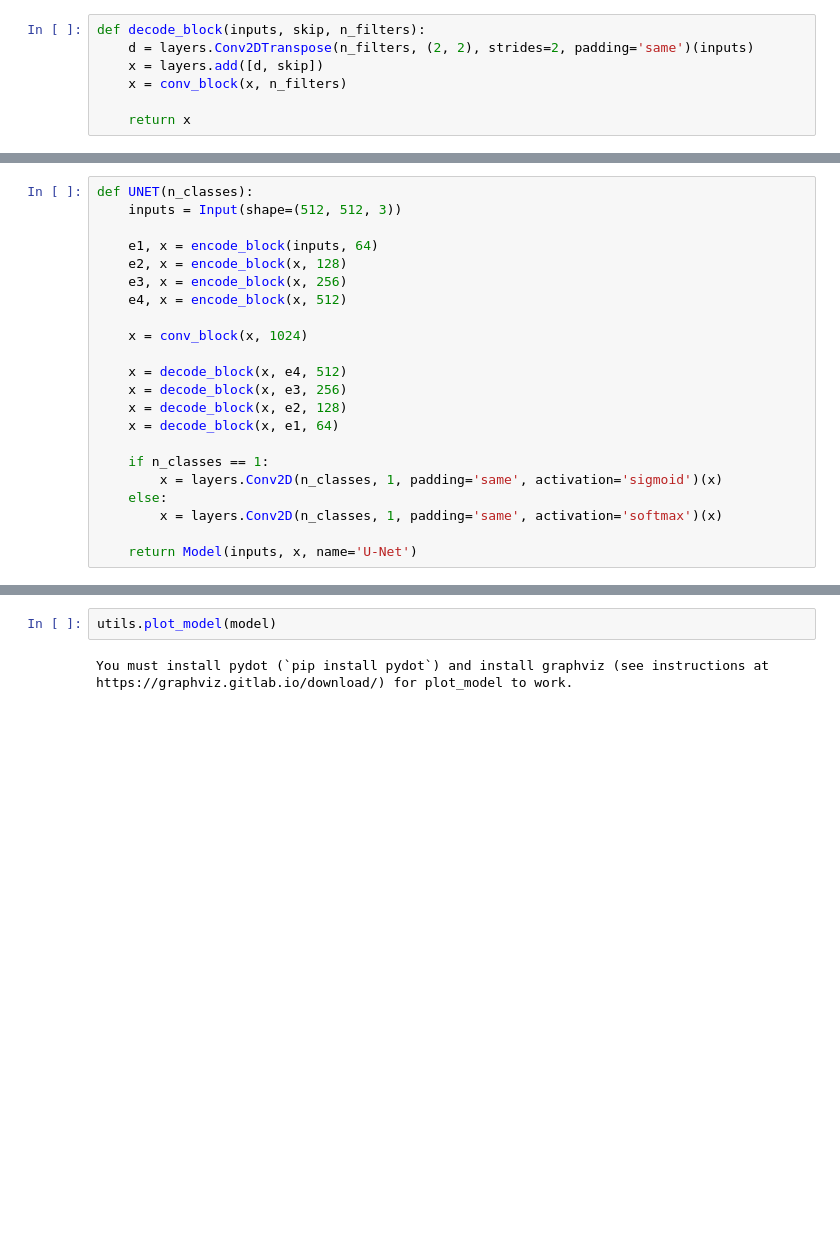
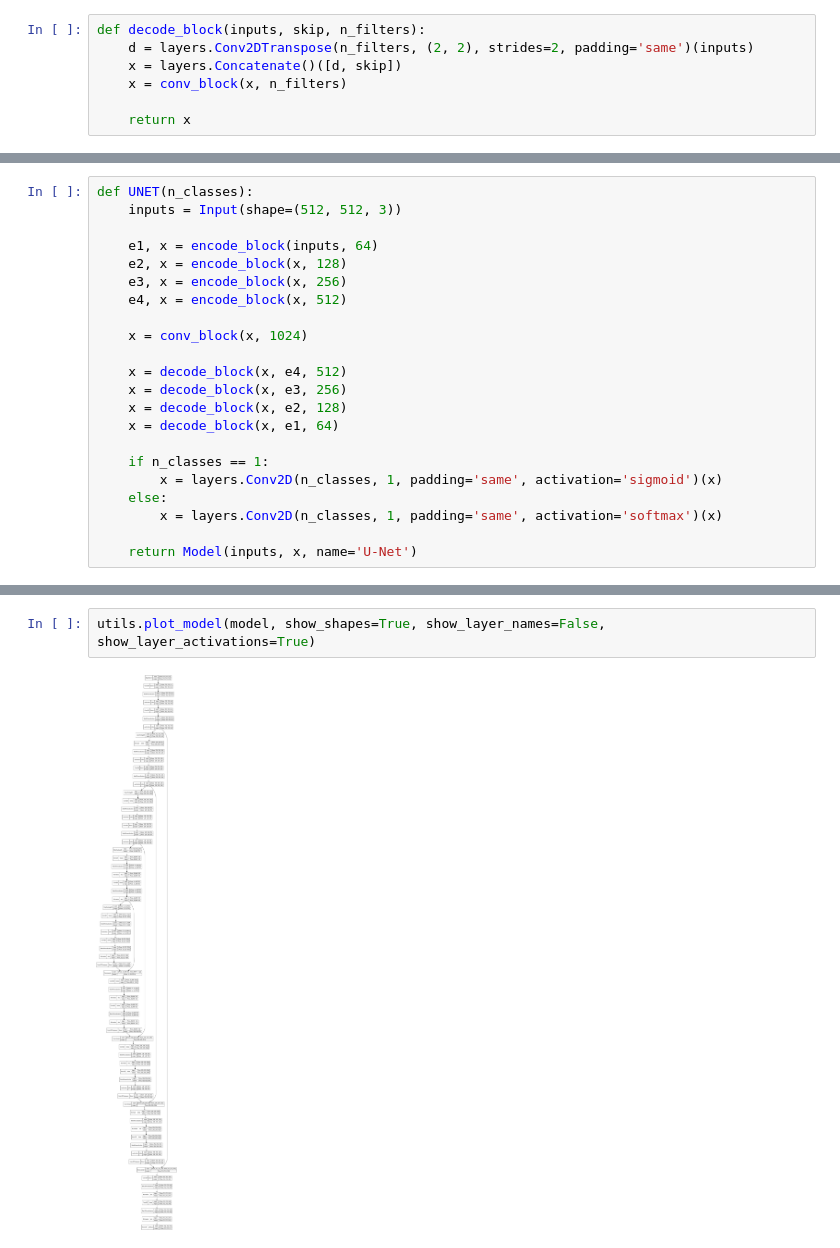
Before and after one commit to yeonseokChoe/2023-AIFFEL-QUEST, a Jupyter notebook: MainQUEST02/JunkyuCho_Pascal_VOC_image_segmentation.ipynb, the cells around one changed output, grey strips where cells are left out. Saved outputs shown, nothing was run; the diff lists cells and outputs as text; blank space fills up the shorter version.

```diff
--- a/MainQUEST02/JunkyuCho_Pascal_VOC_image_segmentation.ipynb
+++ b/MainQUEST02/JunkyuCho_Pascal_VOC_image_segmentation.ipynb
@@ -108,7 +153,7 @@ def encode_block(inputs, n_filters):
 # %%
 def decode_block(inputs, skip, n_filters):
     d = layers.Conv2DTranspose(n_filters, (2, 2), strides=2, padding='same')(inputs)
-    x = layers.add([d, skip])
+    x = layers.Concatenate()([d, skip])
     x = conv_block(x, n_filters)
 
     return x
@@ -173,5 +218,5 @@ Non-trainable params: 11776 (46.00 KB)
 __________________________________________________________________________________________________
 # %%
-utils.plot_model(model)
+utils.plot_model(model, show_shapes=True, show_layer_names=False, show_layer_activations=True)
 # %% [output]
-You must install pydot (`pip install pydot`) and install graphviz (see instructions at https://graphviz.gitlab.io/download/) for plot_model to work.
+[figure, added]
```
Also changed, not shown: parts of 13 cells of this notebook.
